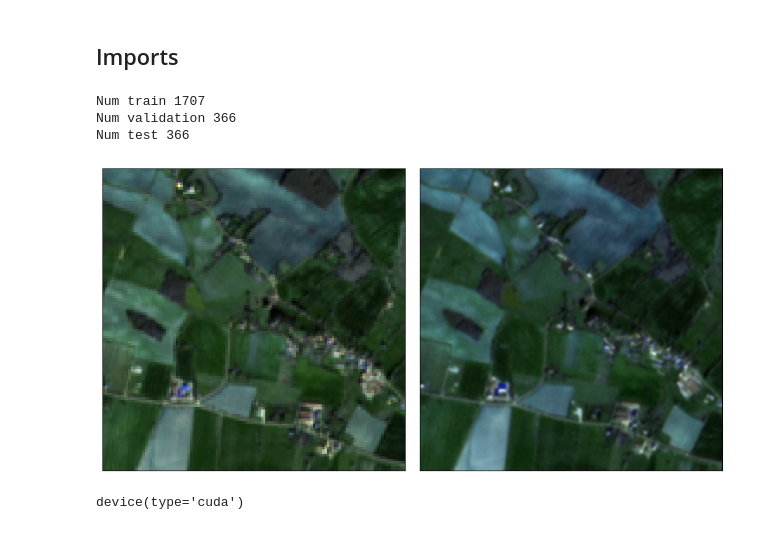
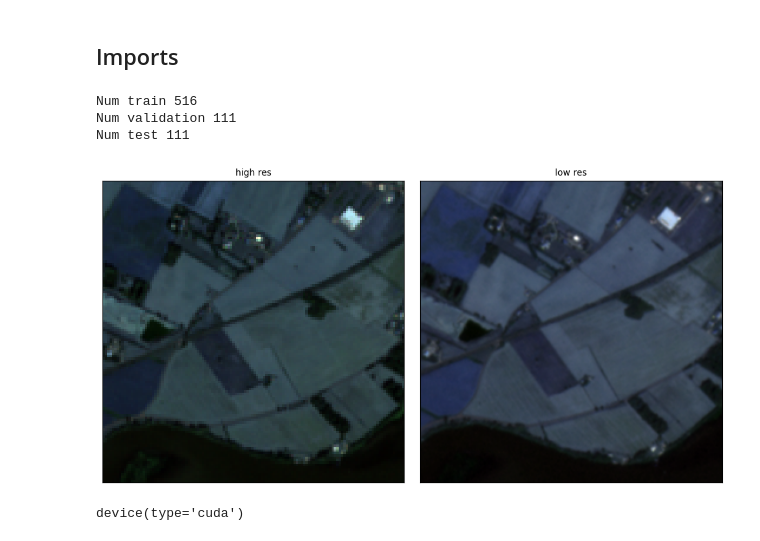
Before and after one commit to LimaoC/super-resolution-for-satellite-imagery, a Jupyter notebook: notebooks/mitch/prototype-gan.ipynb, the cells around one changed output. Drawn from its saved outputs; the diff is of its cells as text; code cells hidden in the pictures.

```diff
--- a/notebooks/mitch/prototype-gan.ipynb
+++ b/notebooks/mitch/prototype-gan.ipynb
@@ -27,8 +27,12 @@ SITES_DIR = DATA_DIR / "sites"
 PREPROCESSING_DIR = DATA_DIR / "preprocessing"
 RESULTS_DIR = DATA_DIR / "results"
 # %%
+sites = {
+    "SO2",
+    # "ES-LTERA",
+}
 train_patches, val_patches, test_patches = create_train_validation_test_split(
-    str(SITES_DIR) + "\\", sites={"SO2", "ES-LTERA"}
+    str(SITES_DIR) + "\\", sites=sites
 )
 print(
     f"Num train {len(train_patches)}\n"
@@ -36,9 +40,9 @@ print(
     f"Num test {len(test_patches)}"
 )
 # %% [output]
-Num train 1707
-Num validation 366
-Num test 366
+Num train 516
+Num validation 111
+Num test 111
 # %%
 def image_transform(x, y):
     x = x[:3, :, :]
@@ -61,13 +65,14 @@ train_loader = DataLoader(train_patches, batch_size=2)
 # %%
 low_res_example = low_res[0]
 high_res_example = high_res[0]
 plot_gallery(
     [low_res_example.permute(1, 2, 0), high_res_example.permute(1, 2, 0)],
+    titles=["high res", "low res"],
     xscale=5,
     yscale=5,
 )
 # %% [output]
-[figure, old version]
+[figure, new version]
 # %%
 device = torch.device("cuda" if torch.cuda.is_available() else "cpu")
 # device = torch.device("cpu")
```
Also changed, not shown: parts of 1 cell of this notebook, 1 other file.
